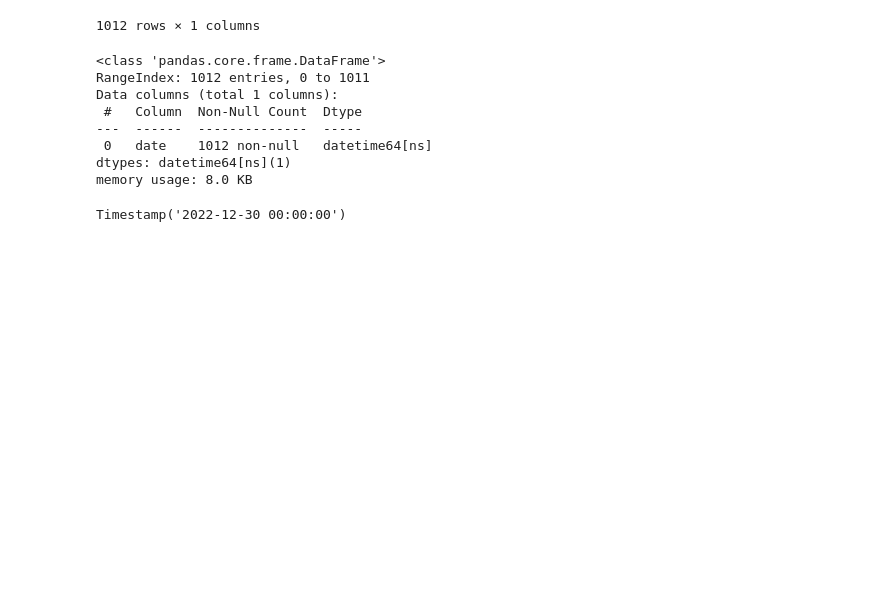
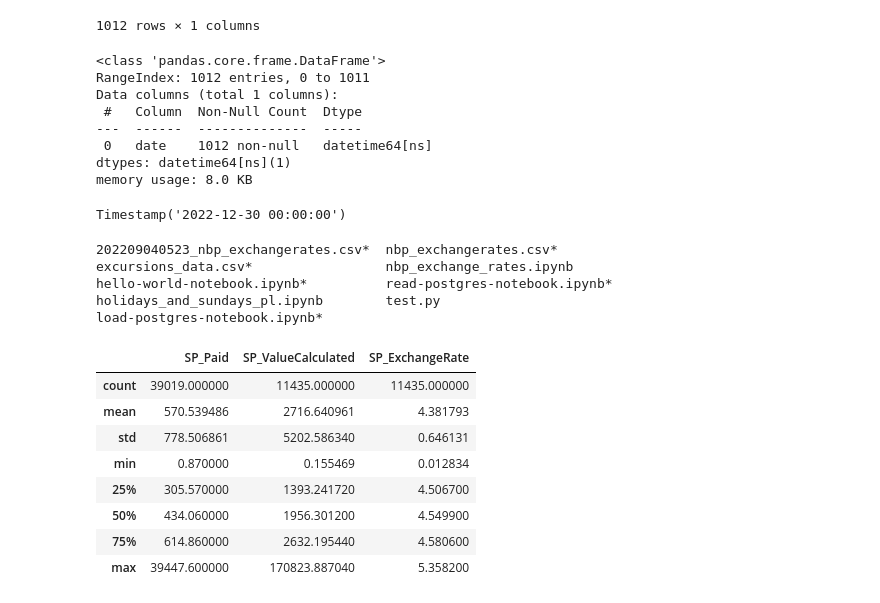
Before and after one commit to KonuTech/AirflowVariousDAGs, a Jupyter notebook: notebooks/holidays_and_sundays_pl.ipynb, the cells around one changed output. Drawn from its saved outputs; the diff is of its cells as text; code cells hidden in the pictures; blank space fills up the shorter version.

```diff
--- a/notebooks/holidays_and_sundays_pl.ipynb
+++ b/notebooks/holidays_and_sundays_pl.ipynb
@@ -635,3 +635,11 @@ memory usage: 8.0 KB
 wd.loc[wd['date'].idxmax()][0]
 # %% [output]
 Timestamp('2022-12-30 00:00:00')
+# %%
+ls
+# %% [output]
+202209040523_nbp_exchangerates.csv*  nbp_exchangerates.csv*
+excursions_data.csv*                 nbp_exchange_rates.ipynb
+hello-world-notebook.ipynb*          read-postgres-notebook.ipynb*
+holidays_and_sundays_pl.ipynb        test.py
+load-postgres-notebook.ipynb*
@@ -637,0 +648,12 @@ Timestamp('2022-12-30 00:00:00')
+# %%
+df.describe()
+# %% [output]
+|  | SP_Paid | SP_ValueCalculated | SP_ExchangeRate |
+| count | 39019.000000 | 11435.000000 | 11435.000000 |
+| mean | 570.539486 | 2716.640961 | 4.381793 |
+| std | 778.506861 | 5202.586340 | 0.646131 |
+| min | 0.870000 | 0.155469 | 0.012834 |
+| 25% | 305.570000 | 1393.241720 | 4.506700 |
+| 50% | 434.060000 | 1956.301200 | 4.549900 |
+| 75% | 614.860000 | 2632.195440 | 4.580600 |
+| max | 39447.600000 | 170823.887040 | 5.358200 |
```
Also changed, not shown: parts of 10 cells of this notebook, 4 other files.
